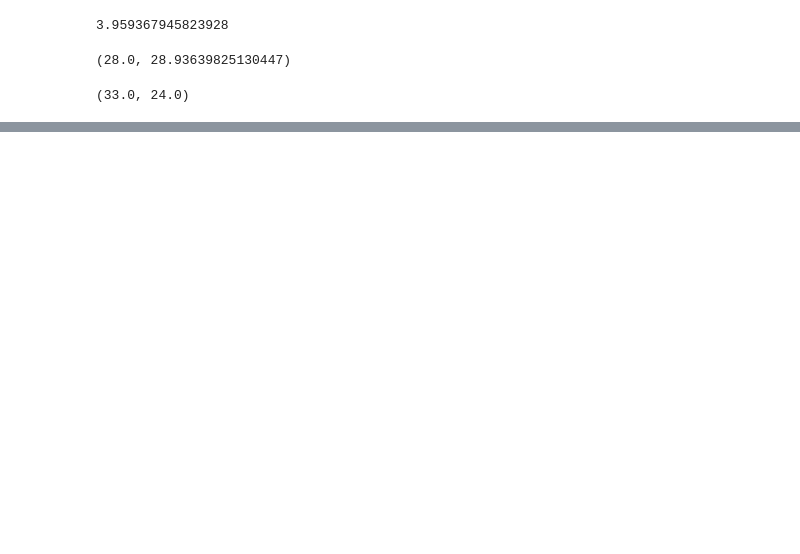
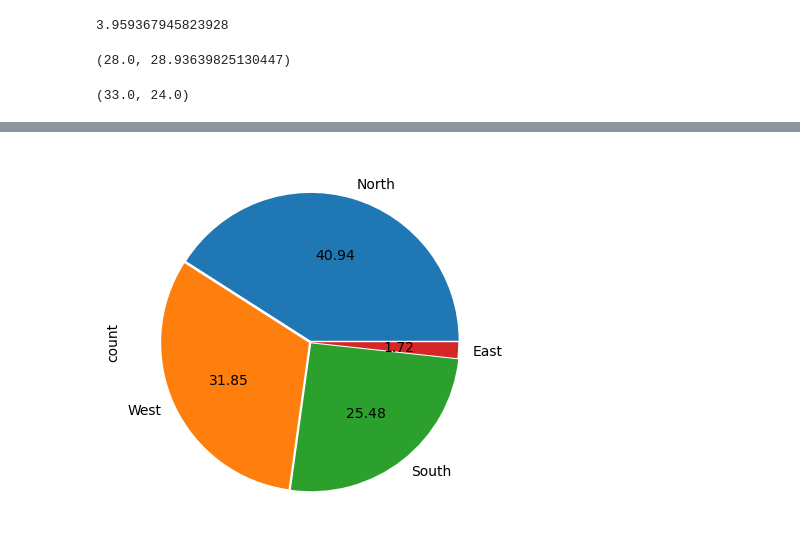
Before and after one commit to vikasmishra0921/SupplyChain, a Jupyter notebook: model.ipynb, the cells around one changed output, grey strips where cells are left out. Cells and saved outputs as stored; diff of their text form; code cells hidden in the pictures; blank space fills up the shorter version.

```diff
--- a/model.ipynb
+++ b/model.ipynb
@@ -194 +191,6 @@ df.head()
+# %%
+df['zone'].value_counts().plot(kind = 'pie',autopct = '%1.2f',explode = [0.01,0.01,0.01,0])
+plt.show()
+# %% [output]
+[figure, added]
 # %%
```
Also changed, not shown: parts of 41 cells of this notebook.
